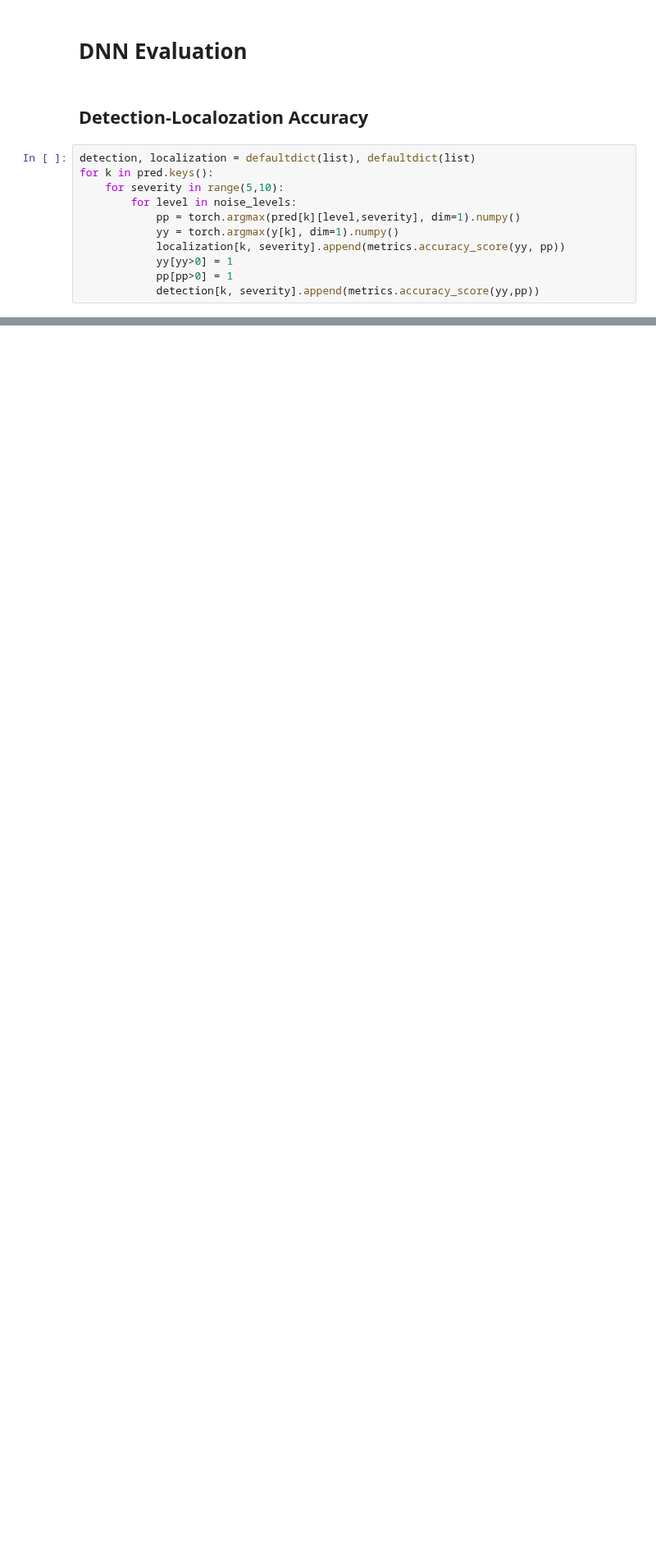
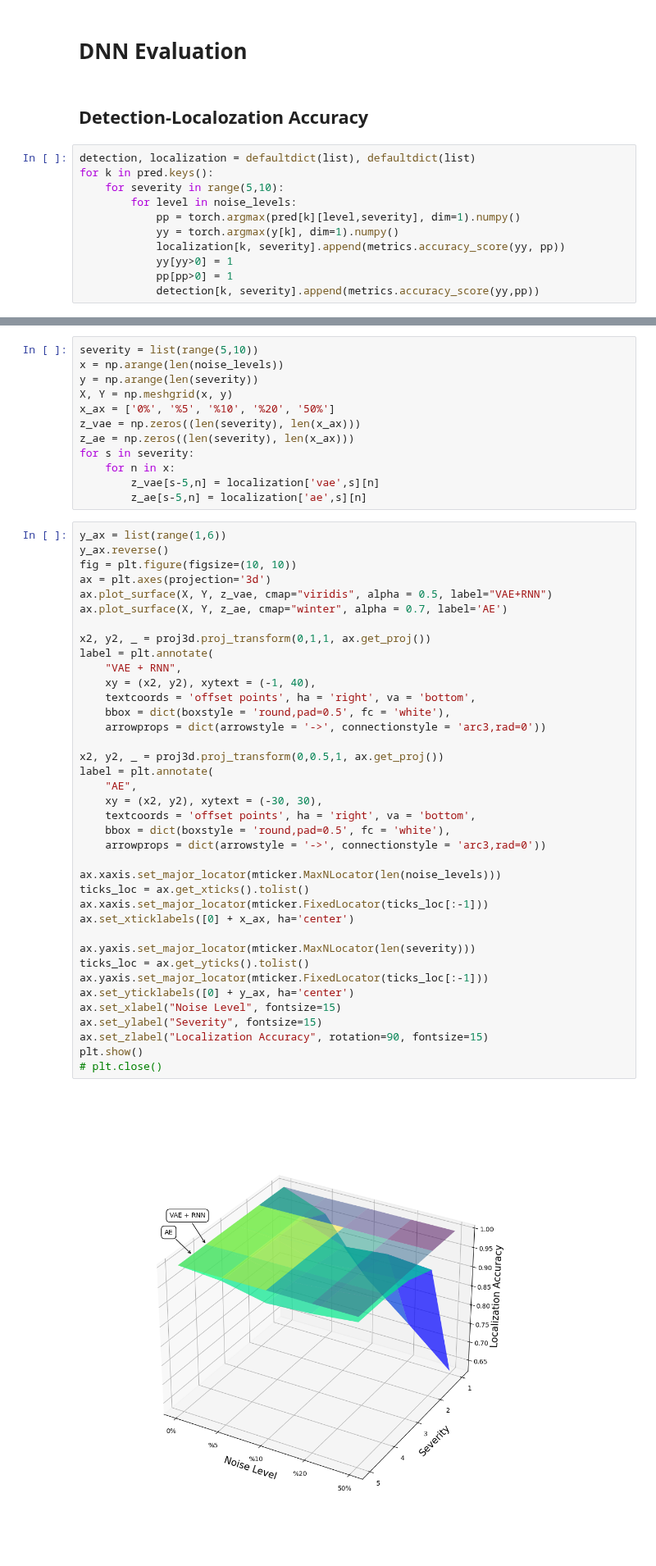
Before and after one commit to navidaftabi/rnn_paper, a Jupyter notebook: 3Dplot.ipynb, the cells around one changed output, grey strips where cells are left out. Shown at 82% size. Drawn from its saved outputs; the diff is of its cells as text; blank space fills up the shorter version.

```diff
--- a/3Dplot.ipynb
+++ b/3Dplot.ipynb
@@ -308,0 +305,52 @@ Warning: Cannot change to a different GUI toolkit: widget. Using notebook instea
+# %%
+severity = list(range(5,10))
+x = np.arange(len(noise_levels))
+y = np.arange(len(severity))
+X, Y = np.meshgrid(x, y)
+x_ax = ['0%', '%5', '%10', '%20', '50%']
+z_vae = np.zeros((len(severity), len(x_ax)))
+z_ae = np.zeros((len(severity), len(x_ax)))
+for s in severity:
+    for n in x:
+        z_vae[s-5,n] = localization['vae',s][n]
+        z_ae[s-5,n] = localization['ae',s][n]
+# %%
+y_ax = list(range(1,6))
+y_ax.reverse()
+fig = plt.figure(figsize=(10, 10))
+ax = plt.axes(projection='3d')
+ax.plot_surface(X, Y, z_vae, cmap="viridis", alpha = 0.5, label="VAE+RNN")
+ax.plot_surface(X, Y, z_ae, cmap="winter", alpha = 0.7, label='AE')
+
+x2, y2, _ = proj3d.proj_transform(0,1,1, ax.get_proj())
+label = plt.annotate(
+    "VAE + RNN",
+    xy = (x2, y2), xytext = (-1, 40),
+    textcoords = 'offset points', ha = 'right', va = 'bottom',
+    bbox = dict(boxstyle = 'round,pad=0.5', fc = 'white'),
+    arrowprops = dict(arrowstyle = '->', connectionstyle = 'arc3,rad=0'))
+
+x2, y2, _ = proj3d.proj_transform(0,0.5,1, ax.get_proj())
+label = plt.annotate(
+    "AE",
+    xy = (x2, y2), xytext = (-30, 30),
+    textcoords = 'offset points', ha = 'right', va = 'bottom',
+    bbox = dict(boxstyle = 'round,pad=0.5', fc = 'white'),
+    arrowprops = dict(arrowstyle = '->', connectionstyle = 'arc3,rad=0'))
+
+ax.xaxis.set_major_locator(mticker.MaxNLocator(len(noise_levels)))
+ticks_loc = ax.get_xticks().tolist()
+ax.xaxis.set_major_locator(mticker.FixedLocator(ticks_loc[:-1]))
+ax.set_xticklabels([0] + x_ax, ha='center')
+
+ax.yaxis.set_major_locator(mticker.MaxNLocator(len(severity)))
+ticks_loc = ax.get_yticks().tolist()
+ax.yaxis.set_major_locator(mticker.FixedLocator(ticks_loc[:-1]))
+ax.set_yticklabels([0] + y_ax, ha='center')
+ax.set_xlabel("Noise Level", fontsize=15)
+ax.set_ylabel("Severity", fontsize=15)
+ax.set_zlabel("Localization Accuracy", rotation=90, fontsize=15)
+plt.show()
+# plt.close()
+# %% [output]
+[figure, added]
```
Also changed, not shown: parts of 7 cells of this notebook, 2 other files.
